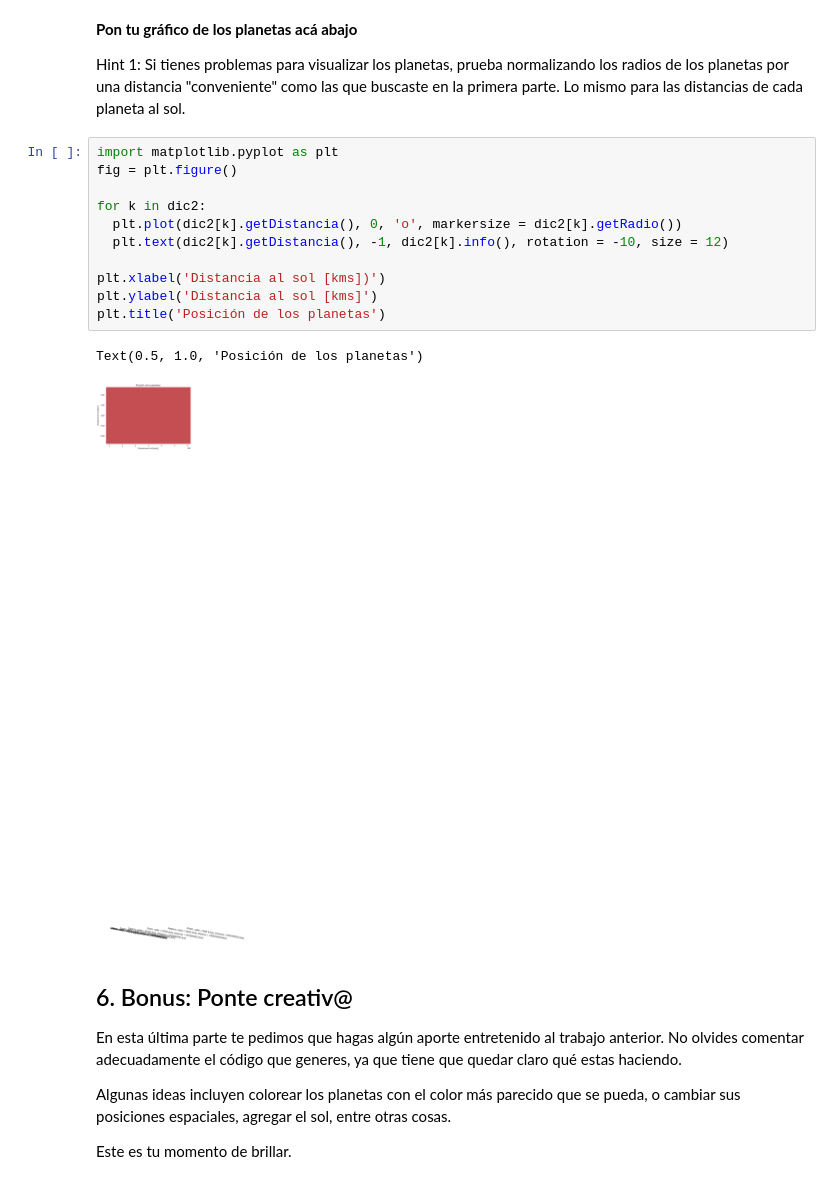
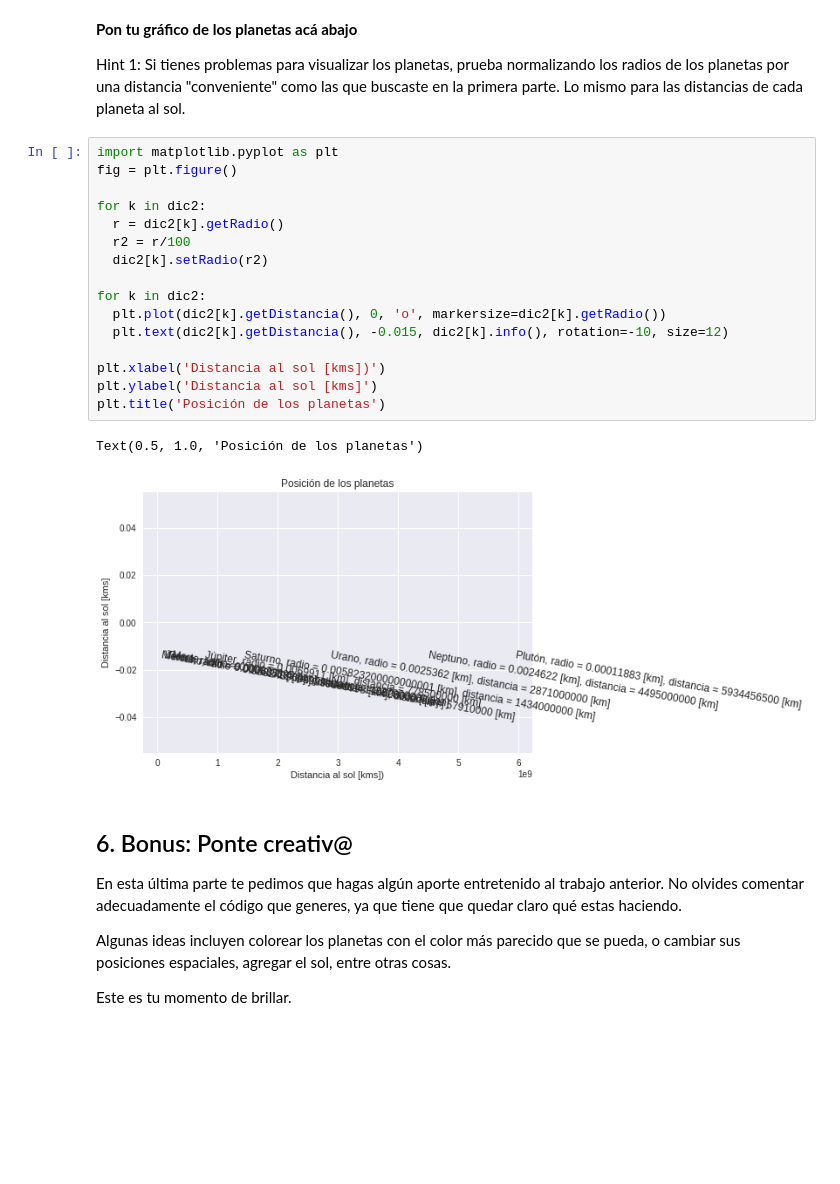
Before and after one commit to SimonSanfeliu/minitarea1, a Jupyter notebook: minitarea1.ipynb, the cells around one changed output. Drawn from its saved outputs; the diff is of its cells as text; blank space fills up the shorter version.

```diff
--- a/minitarea1.ipynb
+++ b/minitarea1.ipynb
@@ -204,17 +204,22 @@ Hint 1: Si tienes problemas para visualizar los planetas, prueba normalizando lo
 # %%
 import matplotlib.pyplot as plt
 fig = plt.figure()
 
 for k in dic2:
-  plt.plot(dic2[k].getDistancia(), 0, 'o', markersize = dic2[k].getRadio())
-  plt.text(dic2[k].getDistancia(), -1, dic2[k].info(), rotation = -10, size = 12)
+  r = dic2[k].getRadio()
+  r2 = r/100
+  dic2[k].setRadio(r2)
+
+for k in dic2:
+  plt.plot(dic2[k].getDistancia(), 0, 'o', markersize=dic2[k].getRadio())
+  plt.text(dic2[k].getDistancia(), -0.015, dic2[k].info(), rotation=-10, size=12)
 
 plt.xlabel('Distancia al sol [kms])')
 plt.ylabel('Distancia al sol [kms]')
 plt.title('Posición de los planetas')
 # %% [output]
 Text(0.5, 1.0, 'Posición de los planetas')
-[figure, old version]
+[figure, new version]
 # %% [markdown]
 ## 6. Bonus: Ponte creativ@
 En esta última parte te pedimos que hagas algún aporte entretenido al trabajo anterior. No olvides comentar adecuadamente el código que generes, ya que tiene que quedar claro qué estas haciendo.
```
